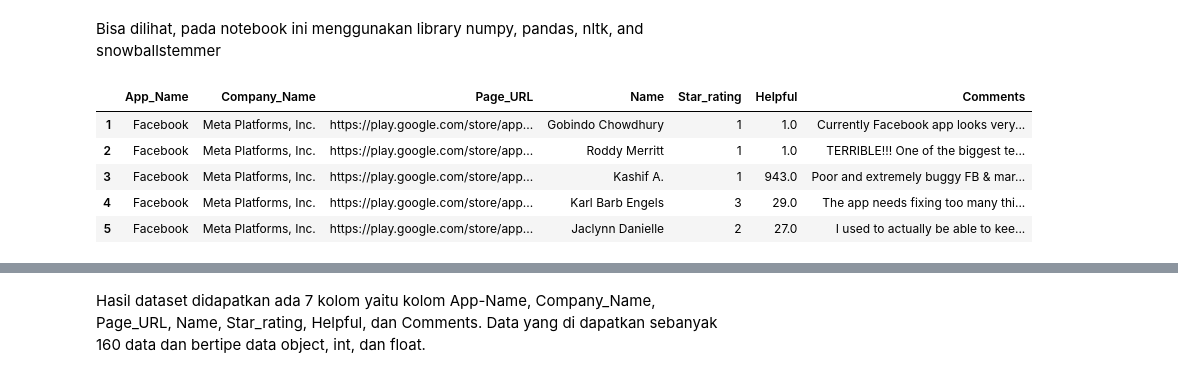
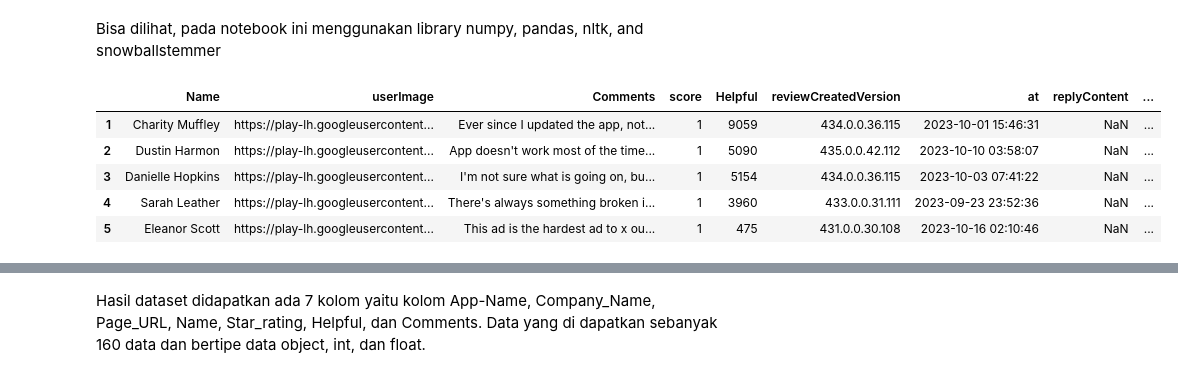
Before and after one commit to RohmiG/Kaggle, a Jupyter notebook: sentiment-analysis-berbasis-nlp-dalam-facebook.ipynb, the cells around one changed output, grey strips where cells are left out. Saved outputs shown, nothing was run; the diff lists cells and outputs as text; code cells hidden in the pictures.

```diff
--- a/sentiment-analysis-berbasis-nlp-dalam-facebook.ipynb
+++ b/sentiment-analysis-berbasis-nlp-dalam-facebook.ipynb
@@ -45,15 +45,15 @@ pd.options.mode.chained_assignment = None  # default='warn'
 Bisa dilihat, pada notebook ini menggunakan library numpy, pandas, nltk, and snowballstemmer
 # %%
 import pandas
-df = pandas.read_excel('/kaggle/input/facebook-review/facebook review.xlsx', index_col=0)
+df = pandas.read_excel('/kaggle/input/facebook-review/Facebook reviews 2.xlsx', index_col=0)
 df.head()
 # %% [output]
-|  | App_Name | Company_Name | Page_URL | Name | Star_rating | Helpful | Comments |
-| 1 | Facebook | Meta Platforms, Inc. | https://play.google.com/store/app... | Gobindo Chowdhury | 1 | 1.0 | Currently Facebook app looks very... |
-| 2 | Facebook | Meta Platforms, Inc. | https://play.google.com/store/app... | Roddy Merritt | 1 | 1.0 | TERRIBLE!!! One of the biggest te... |
-| 3 | Facebook | Meta Platforms, Inc. | https://play.google.com/store/app... | Kashif A. | 1 | 943.0 | Poor and extremely buggy FB & mar... |
-| 4 | Facebook | Meta Platforms, Inc. | https://play.google.com/store/app... | Karl Barb Engels | 3 | 29.0 | The app needs fixing too many thi... |
-| 5 | Facebook | Meta Platforms, Inc. | https://play.google.com/store/app... | Jaclynn Danielle | 2 | 27.0 | I used to actually be able to kee... |
+|  | Name | userImage | Comments | score | Helpful | reviewCreatedVersion | at | replyContent | ... |
+| 1 | Charity Muffley | https://play-lh.googleusercontent... | Ever since I updated the app, not... | 1 | 9059 | 434.0.0.36.115 | 2023-10-01 15:46:31 | NaN | ... |
+| 2 | Dustin Harmon | https://play-lh.googleusercontent... | App doesn't work most of the time... | 1 | 5090 | 435.0.0.42.112 | 2023-10-10 03:58:07 | NaN | ... |
+| 3 | Danielle Hopkins | https://play-lh.googleusercontent... | I'm not sure what is going on, bu... | 1 | 5154 | 434.0.0.36.115 | 2023-10-03 07:41:22 | NaN | ... |
+| 4 | Sarah Leather | https://play-lh.googleusercontent... | There's always something broken i... | 1 | 3960 | 433.0.0.31.111 | 2023-09-23 23:52:36 | NaN | ... |
+| 5 | Eleanor Scott | https://play-lh.googleusercontent... | This ad is the hardest ad to x ou... | 1 | 475 | 431.0.0.30.108 | 2023-10-16 02:10:46 | NaN | ... |
 # %%
 df
 # %% [output]
```
Also changed, not shown: parts of 34 cells of this notebook.
